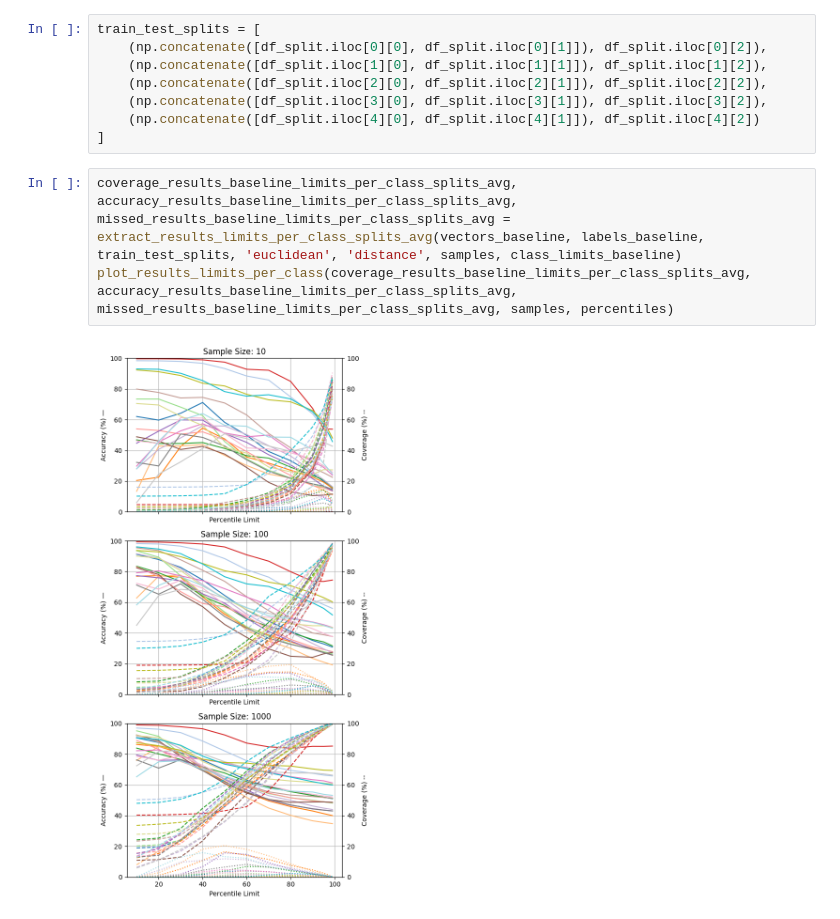
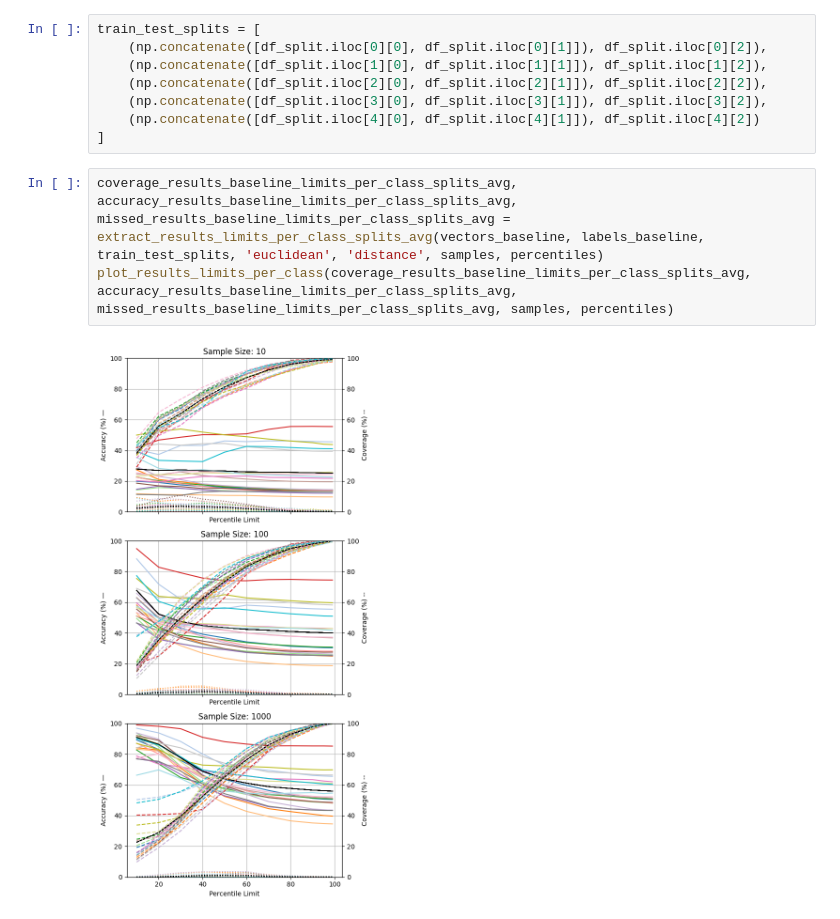
Before and after one commit to elliev7/partiii_research_project, a Jupyter notebook: fingerprinting/percentiles.ipynb, the cells around one changed output. Drawn from its saved outputs; the diff is of its cells as text.

```diff
--- a/fingerprinting/percentiles.ipynb
+++ b/fingerprinting/percentiles.ipynb
@@ -120,8 +41,8 @@ train_test_splits = [
     (np.concatenate([df_split.iloc[4][0], df_split.iloc[4][1]]), df_split.iloc[4][2])
 ]
 # %%
-coverage_results_baseline_limits_per_class_splits_avg, accuracy_results_baseline_limits_per_class_splits_avg, missed_results_baseline_limits_per_class_splits_avg = extract_results_limits_per_class_splits_avg(vectors_baseline, labels_baseline, train_test_splits, 'euclidean', 'distance', samples, class_limits_baseline)
+coverage_results_baseline_limits_per_class_splits_avg, accuracy_results_baseline_limits_per_class_splits_avg, missed_results_baseline_limits_per_class_splits_avg = extract_results_limits_per_class_splits_avg(vectors_baseline, labels_baseline, train_test_splits, 'euclidean', 'distance', samples, percentiles)
 plot_results_limits_per_class(coverage_results_baseline_limits_per_class_splits_avg, accuracy_results_baseline_limits_per_class_splits_avg, missed_results_baseline_limits_per_class_splits_avg, samples, percentiles)
 # %% [output]
-[figure, old version]
+[figure, new version]
 # %%
```
Also changed, not shown: parts of 20 cells of this notebook, 3 other files.
